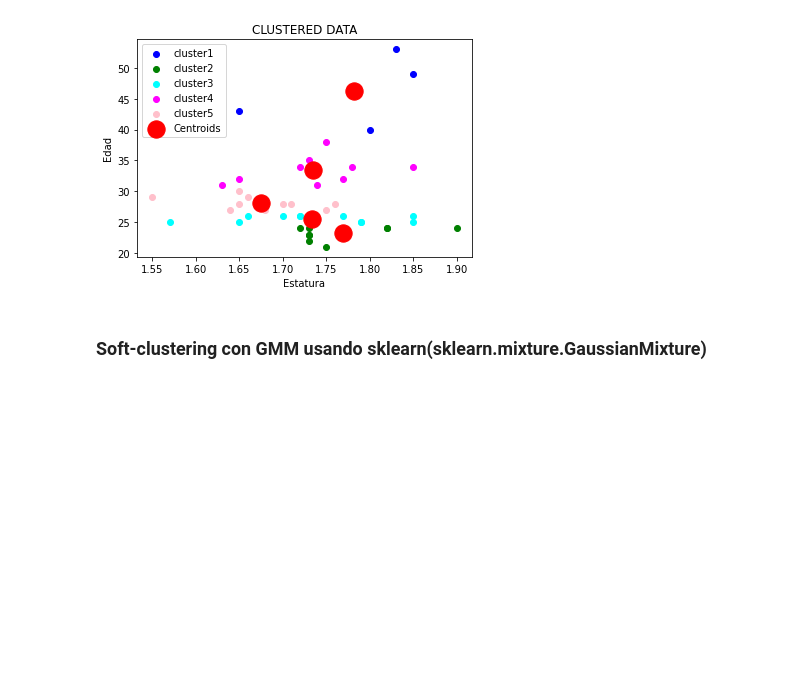
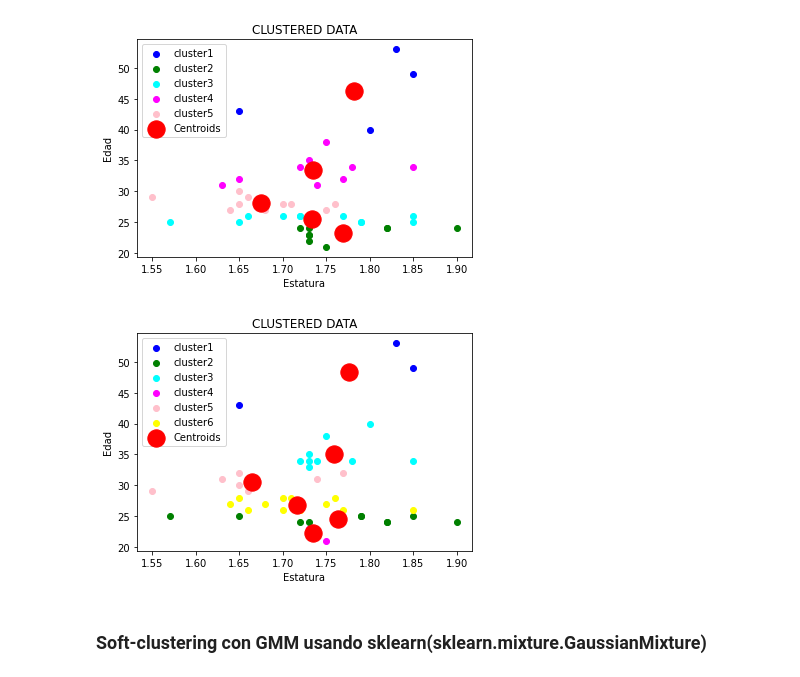
Before and after one commit to navas604/Statistical-Learning-II, a Jupyter notebook: Practica 1 - K-Means Y GMM.ipynb, the cells around one changed output. Cells and saved outputs as stored; diff of their text form; code cells hidden in the pictures; blank space fills up the shorter version.

```diff
--- a/Practica 1 - K-Means Y GMM.ipynb
+++ b/Practica 1 - K-Means Y GMM.ipynb
@@ -166,6 +166,13 @@ clusters, centroids = k_means(k, dataset)
 plot_clustered_data(clusters, centroids)
 # %% [output]
 [figure]
+# %%
+k = 6   # Numero de Clusters
+
+clusters, centroids = k_means(k, dataset)
+plot_clustered_data(clusters, centroids)
+# %% [output]
+[figure, added]
 # %% [markdown]
 ### Soft-clustering con GMM usando sklearn(sklearn.mixture.GaussianMixture)
 # %%
```
Also changed, not shown: parts of 7 cells of this notebook.
